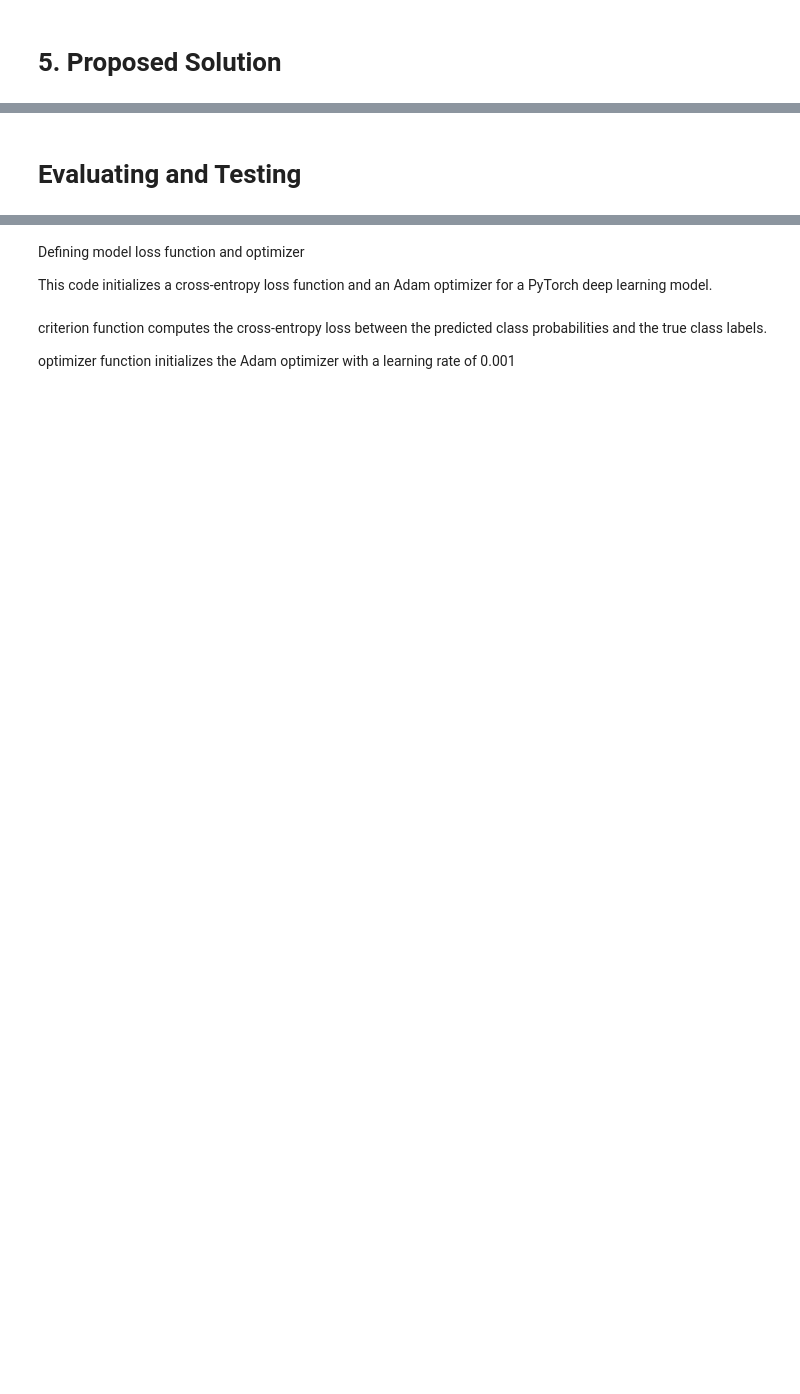
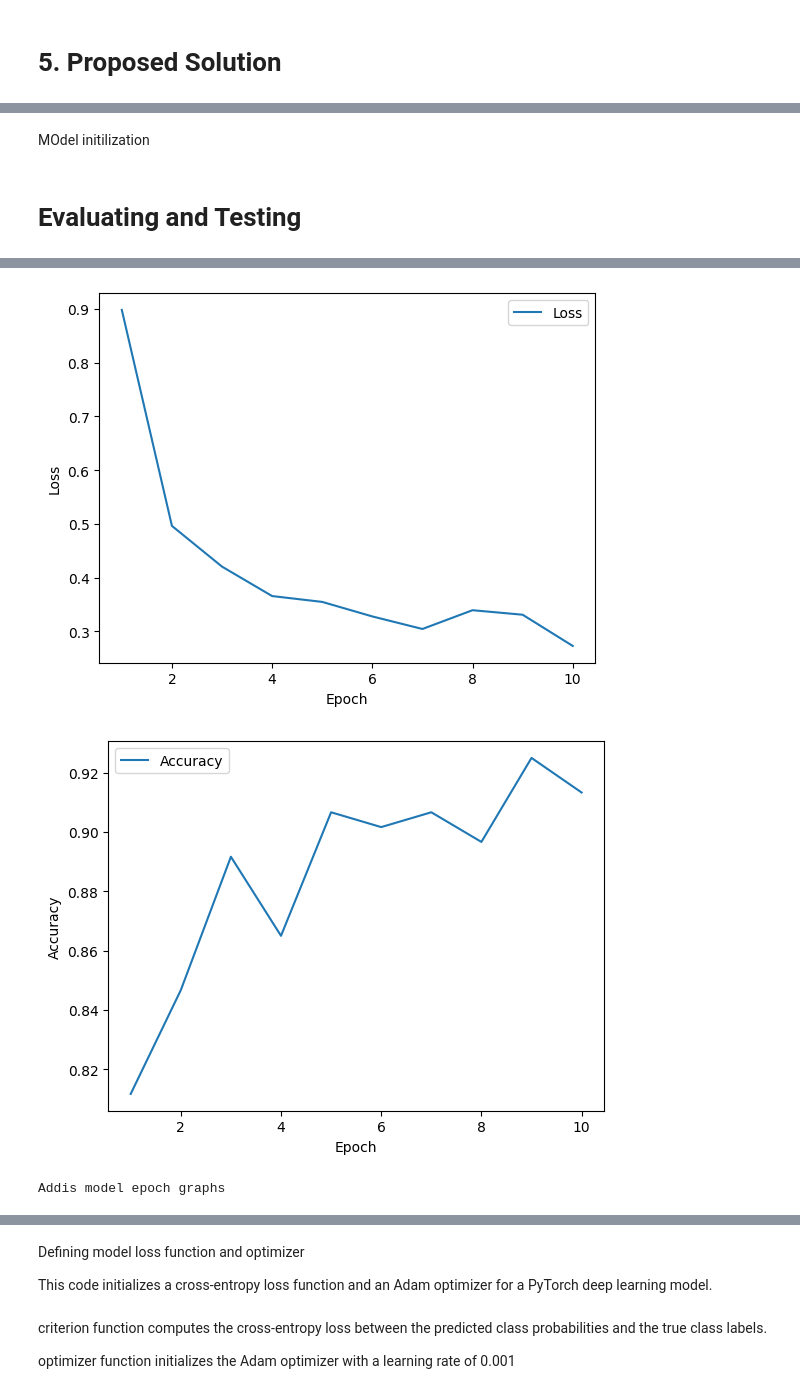
Before and after one commit to workingbetter/deep-learning-Image-classification-by-Michael-Bogale, a Jupyter notebook: ITNPAI1_3071806.ipynb, the cells around one changed output, grey strips where cells are left out. Drawn from its saved outputs; the diff is of its cells as text; code cells hidden in the pictures; blank space fills up the shorter version.

```diff
--- a/ITNPAI1_3071806.ipynb
+++ b/ITNPAI1_3071806.ipynb
@@ -150,0 +146,14 @@ transform = transforms.Compose([
+# %%
+import cv2
+import numpy as np
+
+def sharpen_image(image):
+    # Create a kernel for sharpening
+    kernel = np.array([[-1, -1, -1],
+                       [-1,  9, -1],
+                       [-1, -1, -1]])
+
+    # Apply the kernel to the image using OpenCV's filter2D function
+    sharpened_image = cv2.filter2D(image, -1, kernel)
+
+    return sharpened_image
@@ -313,3 +490,5 @@ def evaluate_model(model, train_dataloader, test_dataloader, device, num_epochs=
+# %% [markdown]
+MOdel initilization
 # %%
 # # Function to initialize the model
 # def initialize_model(num_classes):
@@ -371,16 +563,29 @@ def evaluate_cross_dataset(model, dataloader, device):
 
 # E2 - Testing the models in the dataset
 
+# # Evaluate Stirling model on Stirling dataset
+# print("Evaluating Stirling model on Stirling dataset")
+# accuracy_stir_stir, f1_stir_stir, auc_stir_stir = evaluate_model(model_stir, train_dataloader_stir, test_dataloader_stir, device)
+# print(f"Accuracy: {accuracy_stir_stir:.4f}, F1-score: {f1_stir_stir:.4f}, AUC: {auc_stir_stir:.4f}\n")
+
+# # Evaluate Addis model on Addis dataset
+# print("Evaluating Addis model on Addis dataset")
+# accuracy_addis_addis, f1_addis_addis, auc_addis_addis = evaluate_model(model_addis, train_dataloader_addis, test_dataloader_addis, device)
+# print(f"Accuracy: {accuracy_addis_addis:.4f}, F1-score: {f1_addis_addis:.4f}, AUC: {auc_addis_addis:.4f}\n")
+
+
+
+# E2 - Testing the models in the dataset
+
 # Evaluate Stirling model on Stirling dataset
 print("Evaluating Stirling model on Stirling dataset")
-accuracy_stir_stir, f1_stir_stir, auc_stir_stir = evaluate_model(model_stir, train_dataloader_stir, test_dataloader_stir, device)
+accuracy_stir_stir, f1_stir_stir, auc_stir_stir, train_losses_stir, train_accuracies_stir = evaluate_model(model_stir, train_dataloader_stir, test_dataloader_stir, device)
 print(f"Accuracy: {accuracy_stir_stir:.4f}, F1-score: {f1_stir_stir:.4f}, AUC: {auc_stir_stir:.4f}\n")
 
 # Evaluate Addis model on Addis dataset
 print("Evaluating Addis model on Addis dataset")
-accuracy_addis_addis, f1_addis_addis, auc_addis_addis = evaluate_model(model_addis, train_dataloader_addis, test_dataloader_addis, device)
+accuracy_addis_addis, f1_addis_addis, auc_addis_addis, train_losses_addis, train_accuracies_addis = evaluate_model(model_addis, train_dataloader_addis, test_dataloader_addis, device)
 print(f"Accuracy: {accuracy_addis_addis:.4f}, F1-score: {f1_addis_addis:.4f}, AUC: {auc_addis_addis:.4f}\n")
-
 
 # E3 - Testing the models crossing datasets
 
@@ -393,5 +598,13 @@ print(f"Accuracy: {accuracy_stir_addis:.4f}, F1-score: {f1_stir_addis:.4f}, AUC:
 print("Evaluating Addis model on Stirling dataset")
 accuracy_addis_stir, f1_addis_stir, auc_addis_stir = evaluate_cross_dataset(model_addis, test_dataloader_stir, device)
 print(f"Accuracy: {accuracy_addis_stir:.4f}, F1-score: {f1_addis_stir:.4f}, AUC: {auc_addis_stir:.4f}\n")
+
+# Plot the epoch graphs for Stirling model
+print("Stirling model epoch graphs")
+plot_epoch_graphs(train_losses_stir, train_accuracies_stir)
+
+# Plot the epoch graphs for Addis model
+print("Addis model epoch graphs")
+plot_epoch_graphs(train_losses_addis, train_accuracies_addis)
 # %% [output]
 Evaluating Stirling model on Stirling dataset
@@ -413,0 +627,3 @@ Accuracy: 0.8033, F1-score: 0.8012, AUC: 0.8479
+[figure, added]
+[figure, added]
+Addis model epoch graphs
```
Also changed, not shown: parts of 11 cells of this notebook.
